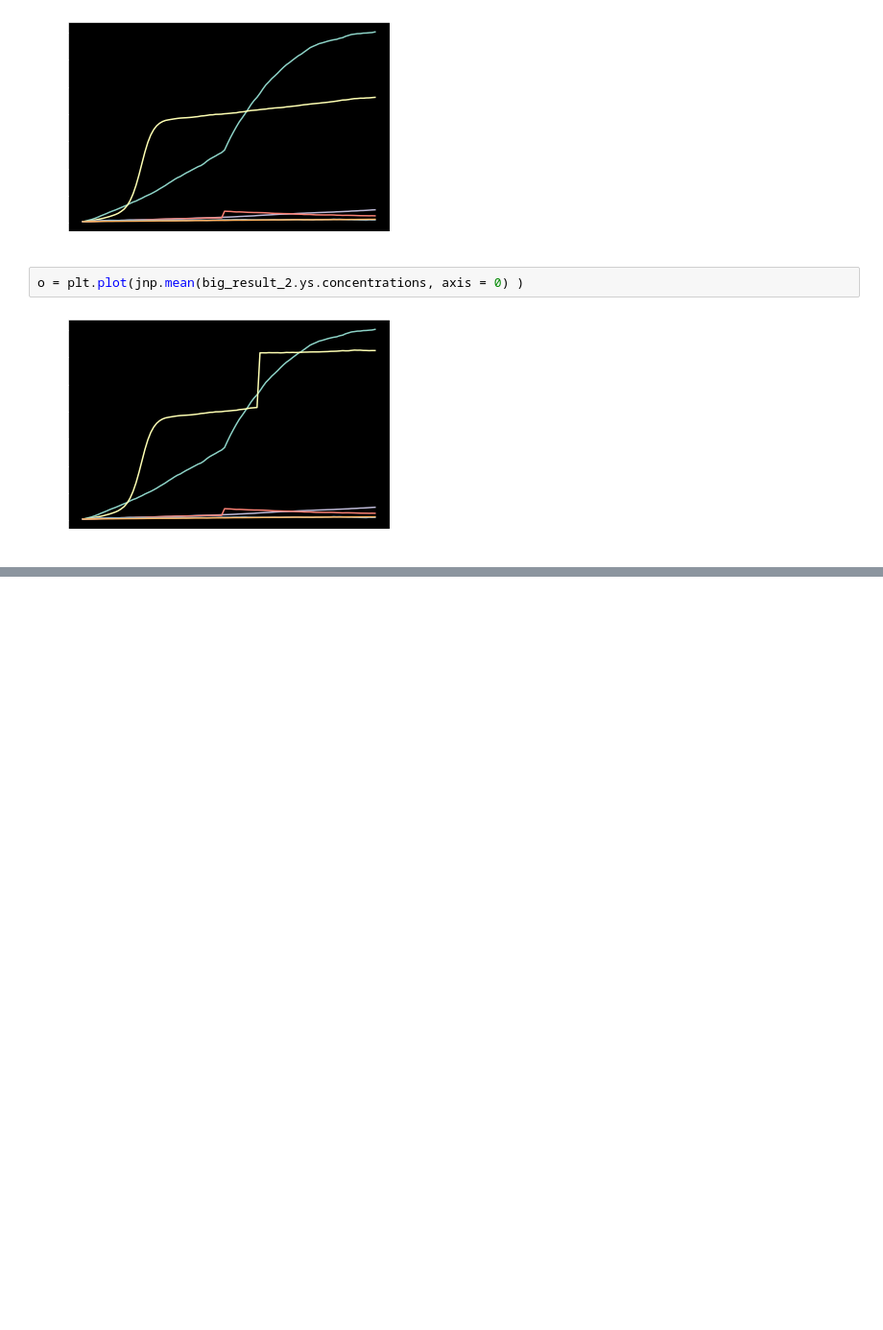
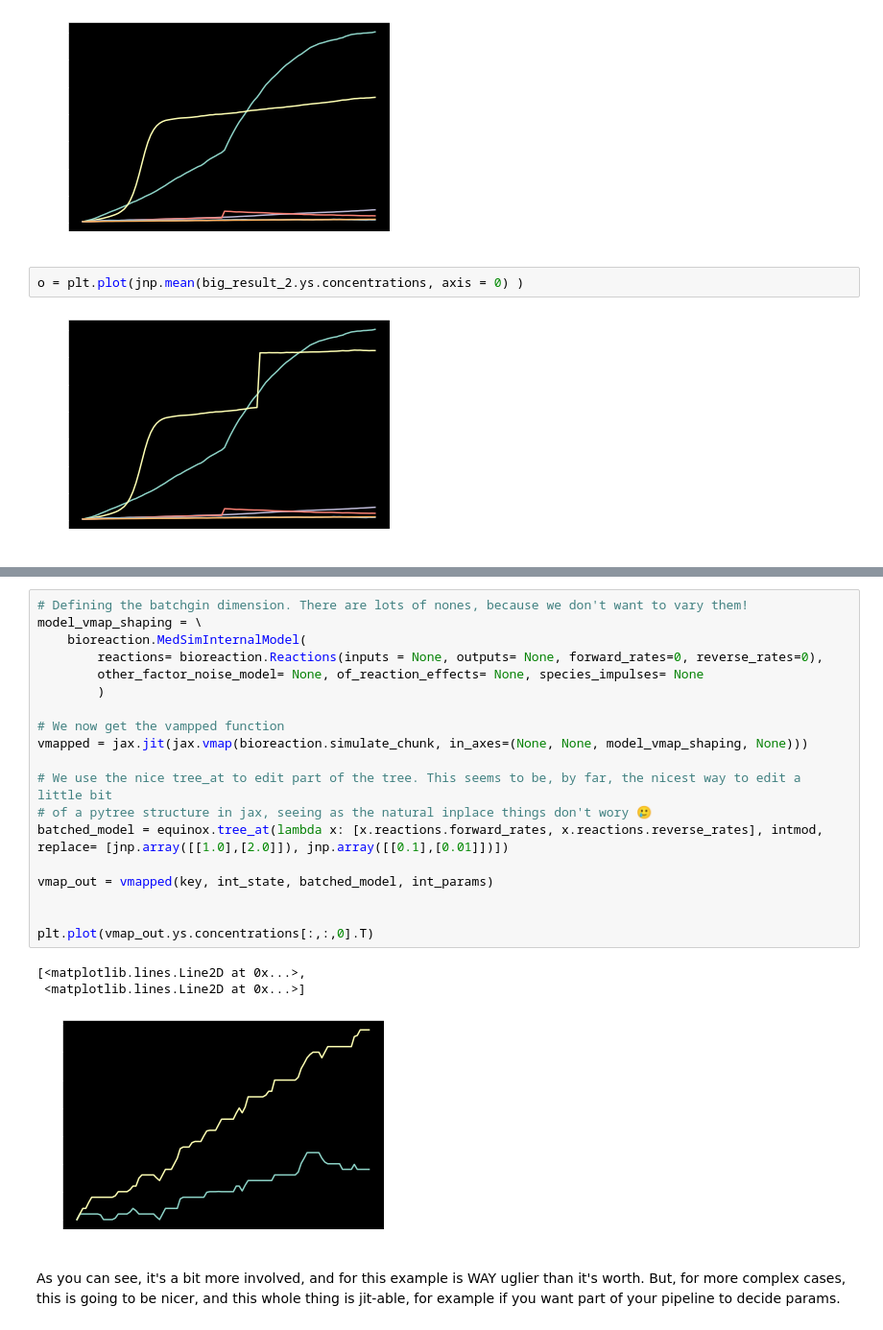
Before and after one commit to Steel-Lab-Oxford/core-bioreaction-simulation, a Jupyter notebook: notebooks/tutorial_for_sim.ipynb, the cells around one changed output, grey strips where cells are left out. Shown at 96% size. Saved outputs shown, nothing was run; the diff lists cells and outputs as text; blank space fills up the shorter version.

Commit message:
Updated tutorial with more complex vmap

```diff
--- a/notebooks/tutorial_for_sim.ipynb
+++ b/notebooks/tutorial_for_sim.ipynb
@@ -151,0 +182,25 @@ o = plt.plot(jnp.mean(big_result_2.ys.concentrations, axis = 0) )
+# %%
+# Defining the batchgin dimension. There are lots of nones, because we don't want to vary them!
+model_vmap_shaping = \
+    bioreaction.MedSimInternalModel(
+        reactions= bioreaction.Reactions(inputs = None, outputs= None, forward_rates=0, reverse_rates=0),
+        other_factor_noise_model= None, of_reaction_effects= None, species_impulses= None
+        )
+
+# We now get the vampped function
+vmapped = jax.jit(jax.vmap(bioreaction.simulate_chunk, in_axes=(None, None, model_vmap_shaping, None)))
+
+# We use the nice tree_at to edit part of the tree. This seems to be, by far, the nicest way to edit a little bit
+# of a pytree structure in jax, seeing as the natural inplace things don't wory 🥲
+batched_model = equinox.tree_at(lambda x: [x.reactions.forward_rates, x.reactions.reverse_rates], intmod, replace= [jnp.array([[1.0],[2.0]]), jnp.array([[0.1],[0.01]])])
+
+vmap_out = vmapped(key, int_state, batched_model, int_params)
+
+
+plt.plot(vmap_out.ys.concentrations[:,:,0].T)
+# %% [output]
+[<matplotlib.lines.Line2D at 0x...>,
+ <matplotlib.lines.Line2D at 0x...>]
+[figure, added]
+# %% [markdown]
+As you can see, it's a bit more involved, and for this example is WAY uglier than it's worth. But, for more complex cases, this is going to be nicer, and this whole thing is jit-able, for example if you want part of your pipeline to decide params.
```
Also changed, not shown: parts of 7 cells of this notebook.
